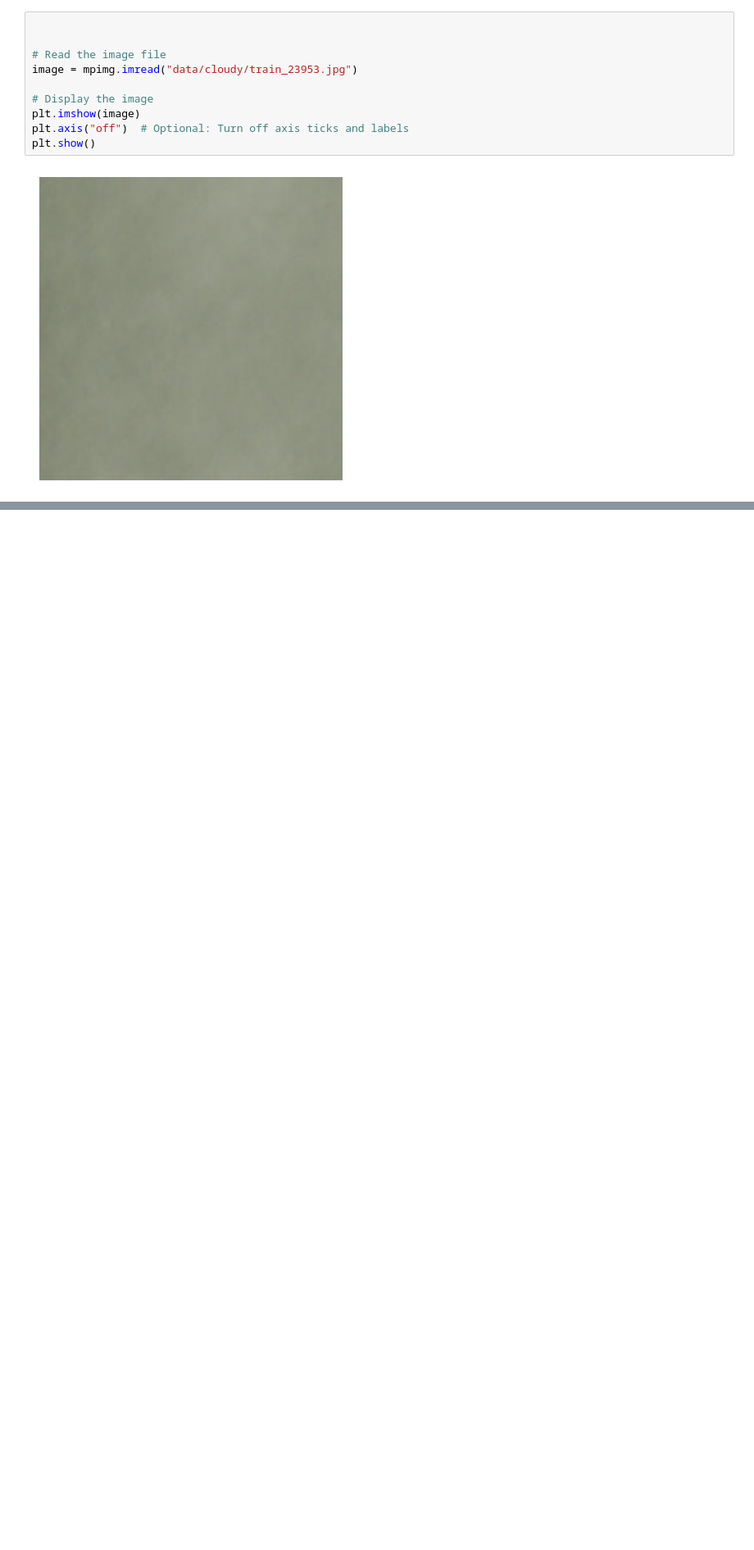
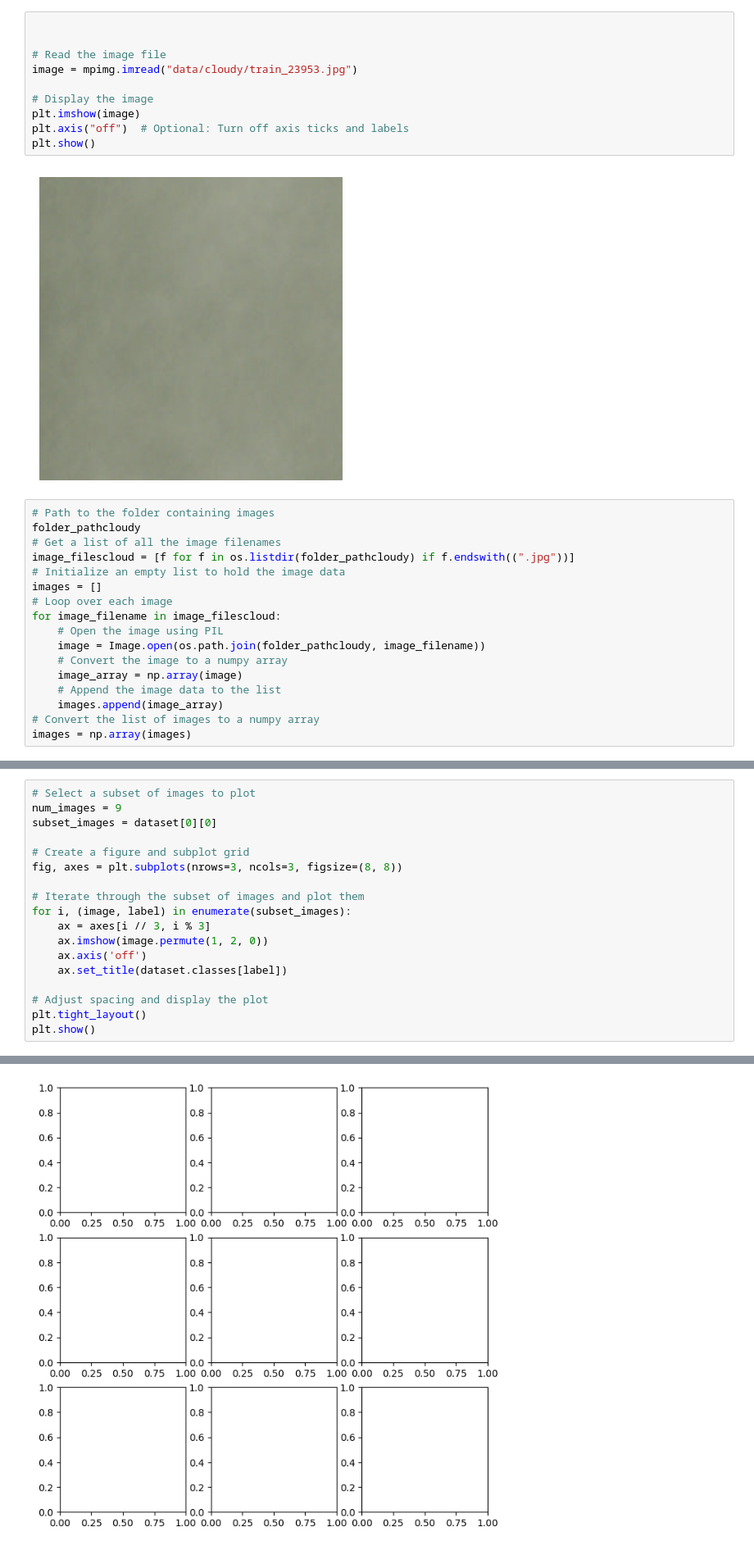
Before and after one commit to emilycalvert/DSPT10PT_Sophie_Emily_Project, a Jupyter notebook: Notebook.ipynb, the cells around one changed output, grey strips where cells are left out. Shown: that part at 82% size. Cells and saved outputs as stored; diff of their text form; blank space fills up the shorter version.

```diff
--- a/Notebook.ipynb
+++ b/Notebook.ipynb
@@ -86,3 +86,20 @@ plt.axis("off")  # Optional: Turn off axis ticks and labels
 plt.show()
 # %% [output]
 [figure]
+# %%
+# Path to the folder containing images
+folder_pathcloudy
+# Get a list of all the image filenames
+image_filescloud = [f for f in os.listdir(folder_pathcloudy) if f.endswith((".jpg"))]
+# Initialize an empty list to hold the image data
+images = []
+# Loop over each image
+for image_filename in image_filescloud:
+    # Open the image using PIL
+    image = Image.open(os.path.join(folder_pathcloudy, image_filename))
+    # Convert the image to a numpy array
+    image_array = np.array(image)
+    # Append the image data to the list
+    images.append(image_array)
+# Convert the list of images to a numpy array
+images = np.array(images)
@@ -88,0 +215,19 @@ plt.show()
+# %%
+# Select a subset of images to plot
+num_images = 9
+subset_images = dataset[0][0]
+
+# Create a figure and subplot grid
+fig, axes = plt.subplots(nrows=3, ncols=3, figsize=(8, 8))
+
+# Iterate through the subset of images and plot them
+for i, (image, label) in enumerate(subset_images):
+    ax = axes[i // 3, i % 3]
+    ax.imshow(image.permute(1, 2, 0))
+    ax.axis('off')
+    ax.set_title(dataset.classes[label])
+
+# Adjust spacing and display the plot
+plt.tight_layout()
+plt.show()
+# %% [output]
@@ -88,0 +235 @@ plt.show()
+[figure, added]
```
Also changed, not shown: parts of 14 cells of this notebook.
